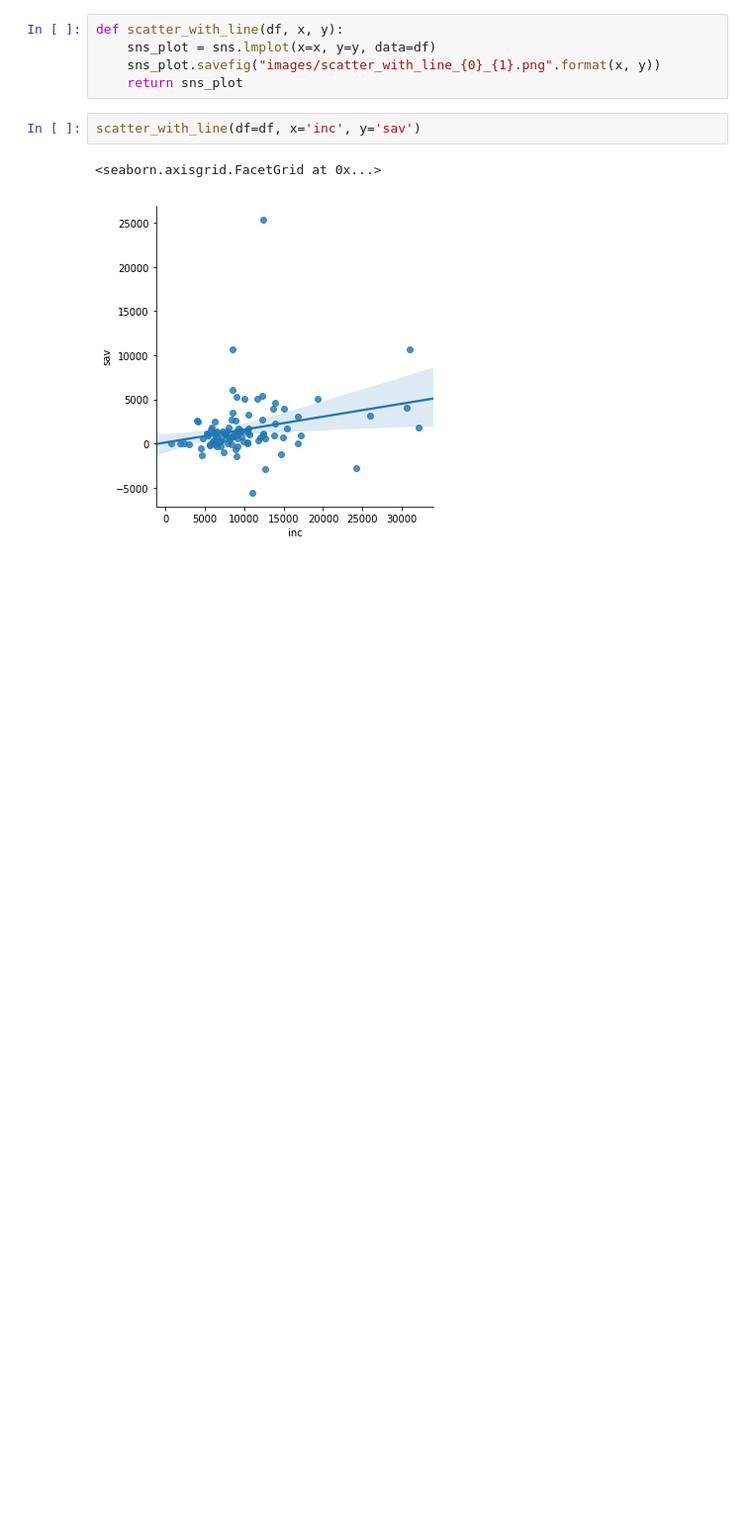
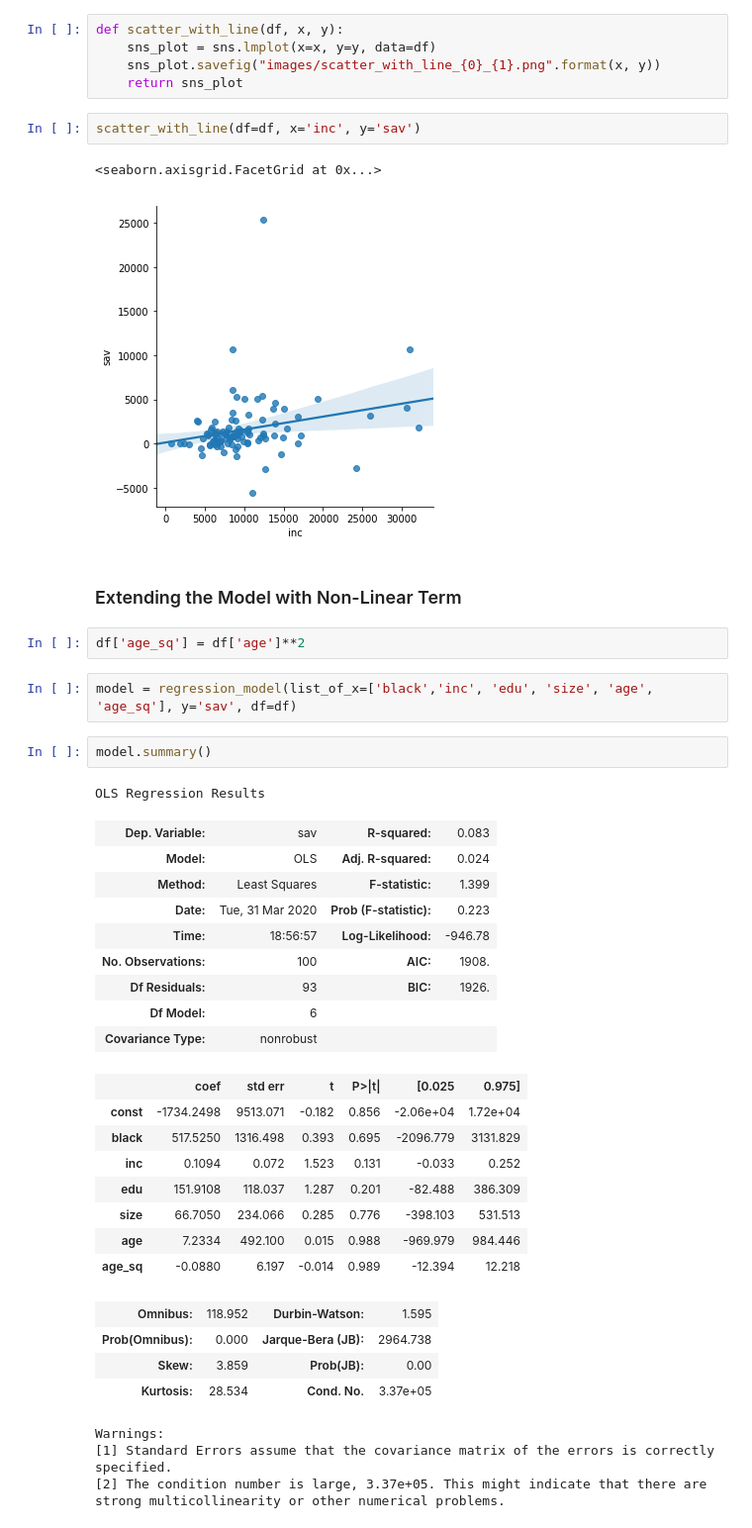
Before and after one commit to espin086/mybook_python_econometrics, a Jupyter notebook: notebooks/2_multiple_linear_regression/2_multiple_linear_regression.ipynb, the cells around one changed output. Shown at 99% size. Saved outputs shown, nothing was run; the diff lists cells and outputs as text; blank space fills up the shorter version.

```diff
--- a/notebooks/2_multiple_linear_regression/2_multiple_linear_regression.ipynb
+++ b/notebooks/2_multiple_linear_regression/2_multiple_linear_regression.ipynb
@@ -218,3 +221,38 @@ scatter_with_line(df=df, x='inc', y='sav')
 # %% [output]
 <seaborn.axisgrid.FacetGrid at 0x...>
 [figure]
+# %% [markdown]
+### Extending the Model with Non-Linear Term
+# %%
+df['age_sq'] = df['age']**2
+# %%
+model = regression_model(list_of_x=['black','inc', 'edu', 'size', 'age', 'age_sq'], y='sav', df=df)
+# %%
+model.summary()
+# %% [output]
+OLS Regression Results
+| Dep. Variable: | sav | R-squared: | 0.083 |
+| Model: | OLS | Adj. R-squared: | 0.024 |
+| Method: | Least Squares | F-statistic: | 1.399 |
+| Date: | Tue, 31 Mar 2020 | Prob (F-statistic): | 0.223 |
+| Time: | 18:56:57 | Log-Likelihood: | -946.78 |
+| No. Observations: | 100 | AIC: | 1908. |
+| Df Residuals: | 93 | BIC: | 1926. |
+| Df Model: | 6 |  |  |
+| Covariance Type: | nonrobust |  |  |
+|  | coef | std err | t | P>|t| | [0.025 | 0.975] |
+| const | -1734.2498 | 9513.071 | -0.182 | 0.856 | -2.06e+04 | 1.72e+04 |
+| black | 517.5250 | 1316.498 | 0.393 | 0.695 | -2096.779 | 3131.829 |
+| inc | 0.1094 | 0.072 | 1.523 | 0.131 | -0.033 | 0.252 |
+| edu | 151.9108 | 118.037 | 1.287 | 0.201 | -82.488 | 386.309 |
+| size | 66.7050 | 234.066 | 0.285 | 0.776 | -398.103 | 531.513 |
+| age | 7.2334 | 492.100 | 0.015 | 0.988 | -969.979 | 984.446 |
+| age_sq | -0.0880 | 6.197 | -0.014 | 0.989 | -12.394 | 12.218 |
+| Omnibus: | 118.952 | Durbin-Watson: | 1.595 |
+| Prob(Omnibus): | 0.000 | Jarque-Bera (JB): | 2964.738 |
+| Skew: | 3.859 | Prob(JB): | 0.00 |
+| Kurtosis: | 28.534 | Cond. No. | 3.37e+05 |
+Warnings:
+[1] Standard Errors assume that the covariance matrix of the errors is correctly specified.
+[2] The condition number is large, 3.37e+05. This might indicate that there are
+strong multicollinearity or other numerical problems.
```
Also changed, not shown: parts of 12 cells of this notebook, 1 other file.
